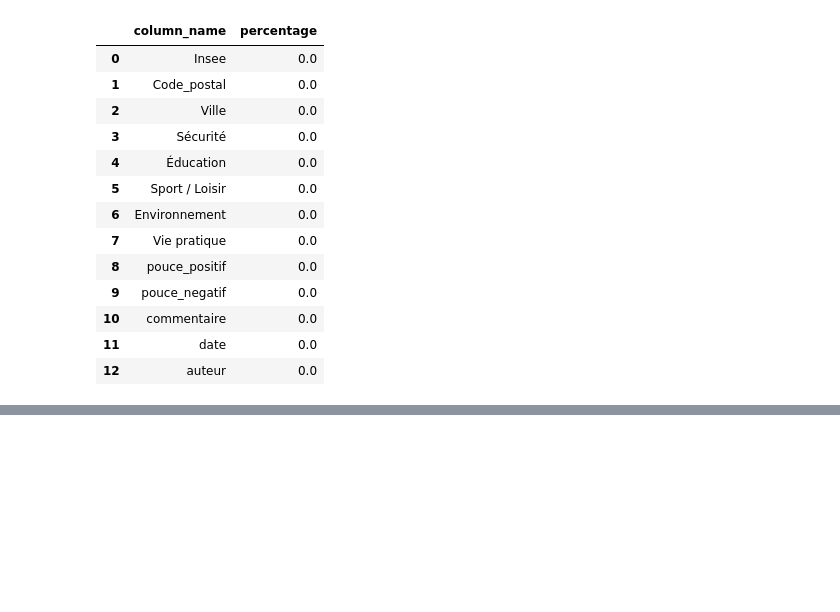
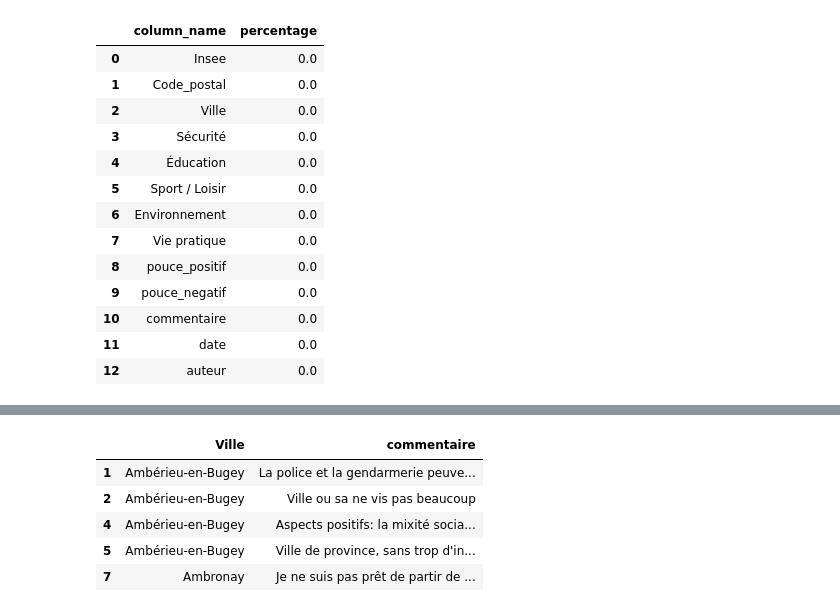
Before and after one commit to florent-haffner/ml_meilleures_communes, a Jupyter notebook: src/proto/NLP - textBlob + Spacy - Sentiment analysis.ipynb, the cells around one changed output, grey strips where cells are left out. Saved outputs shown, nothing was run; the diff lists cells and outputs as text; code cells hidden in the pictures; blank space fills up the shorter version.

```diff
--- a/src/proto/NLP - textBlob + Spacy - Sentiment analysis.ipynb
+++ b/src/proto/NLP - textBlob + Spacy - Sentiment analysis.ipynb
@@ -199,0 +227,9 @@ data.head()
+# %%
+data.query('sentiment == "Neutral"')[['Ville', 'commentaire']].head(5)
+# %% [output]
+|  | Ville | commentaire |
+| 1 | Ambérieu-en-Bugey | La police et la gendarmerie peuve... |
+| 2 | Ambérieu-en-Bugey | Ville ou sa ne vis pas beaucoup |
+| 4 | Ambérieu-en-Bugey | Aspects positifs: la mixité socia... |
+| 5 | Ambérieu-en-Bugey | Ville de province, sans trop d'in... |
+| 7 | Ambronay | Je ne suis pas prêt de partir de ... |
```
Also changed, not shown: parts of 26 cells of this notebook, 1 other file.
